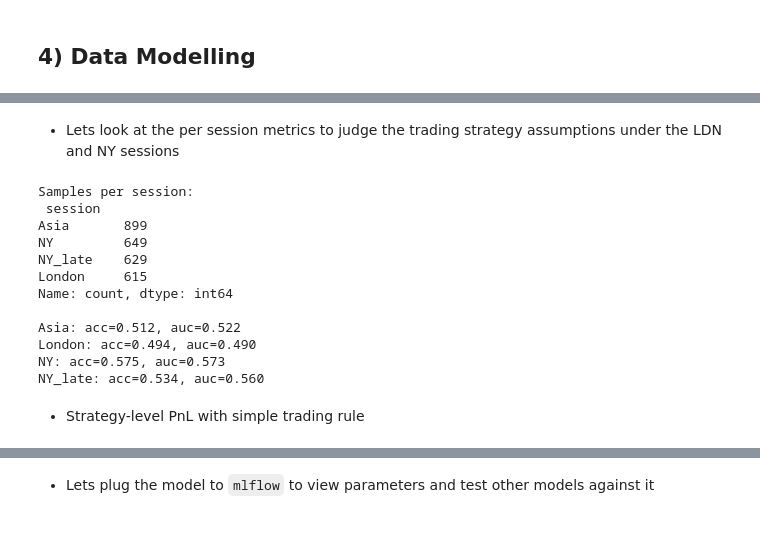
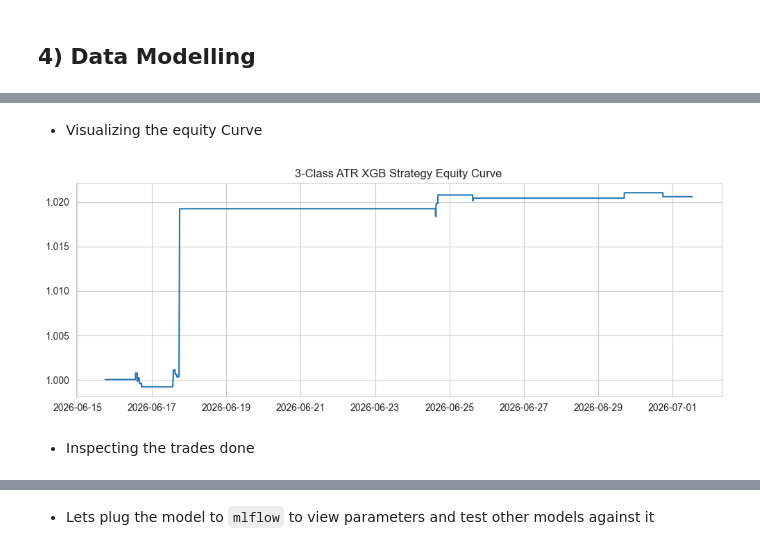
Before and after one commit to eugene-maina72/FX-trading-bot-EUR-USD, a Jupyter notebook: notebook.ipynb, the cells around one changed output, grey strips where cells are left out. Cells and saved outputs as stored; diff of their text form; code cells hidden in the pictures.

```diff
--- a/notebook.ipynb
+++ b/notebook.ipynb
@@ -1220,37 +1375,0 @@ for k, v in study.best_trial.params.items():
-# %%
-# Training final model on train+val set with best params
-
-best_params = study.best_trial.params.copy()
-
-best_xgb_clf = XGBClassifier(
-    **best_params,
-    random_state=42,
-    n_jobs=-1,
-    eval_metric="logloss",
-    tree_method="hist",
-)
-
-best_model = Pipeline(
-    steps=[
-        ("preprocess", preprocess),
-        ("model", best_xgb_clf),
-    ]
-)
-
-best_model.fit(X_trainval, y_trainval)
-
-# Save predictions for evaluation
-y_test_proba = best_model.predict_proba(X_test)[:, 1]
-y_test_pred = (y_test_proba > 0.5).astype(int)
-
-# Printing evaluation metrics
-print("Test Accuracy:", accuracy_score(y_test, y_test_pred))
-print("Test ROC AUC:", roc_auc_score(y_test, y_test_proba))
-
-print("\nClassification report:")
-print(classification_report(y_test, y_test_pred))
-
-cm = confusion_matrix(y_test, y_test_pred)
-ConfusionMatrixDisplay(cm).plot(cmap="Blues")
-plt.title("XGB – Test Confusion Matrix")
-plt.show()
@@ -1271,32 +1548,13 @@ weighted avg       0.53      0.53      0.53      2792
+# %% [markdown]
+* Visualizing the equity Curve
+# %%
+plt.figure(figsize=(12, 4))
+plt.plot(df_eval.index, df_eval["equity"])
+plt.title("3-Class ATR XGB Strategy Equity Curve")
+plt.grid(True)
+plt.savefig("images/3_Class_equity_curve.png")
+plt.show()
+# %% [output]
+[figure, added]
 # %% [markdown]
-* Lets look at the per session metrics to judge the trading strategy assumptions under the LDN and NY sessions
+* Inspecting the trades done
-# %%
-df_eval = df_test.copy()
-df_eval["y_true"] = y_test.values
-df_eval["y_pred"] = y_test_pred
-df_eval["y_proba"] = y_test_proba
-
-print("Samples per session:\n", df_eval["session"].value_counts(), "\n")
-
-for sess, grp in df_eval.groupby("session"):
-    if grp["y_true"].nunique() < 2:
-        auc_sess = float("nan")
-    else:
-        auc_sess = roc_auc_score(grp["y_true"], grp["y_proba"])
-    acc_sess = accuracy_score(grp["y_true"], grp["y_pred"])
-    print(f"{sess}: acc={acc_sess:.3f}, auc={auc_sess:.3f}")
-# %% [output]
-Samples per session:
- session
-Asia       899
-NY         649
-NY_late    629
-London     615
-Name: count, dtype: int64
-
-Asia: acc=0.512, auc=0.522
-London: acc=0.494, auc=0.490
-NY: acc=0.575, auc=0.573
-NY_late: acc=0.534, auc=0.560
-# %% [markdown]
-* Strategy-level PnL with simple trading rule
```
Also changed, not shown: parts of 73 cells of this notebook, 4 other files.
